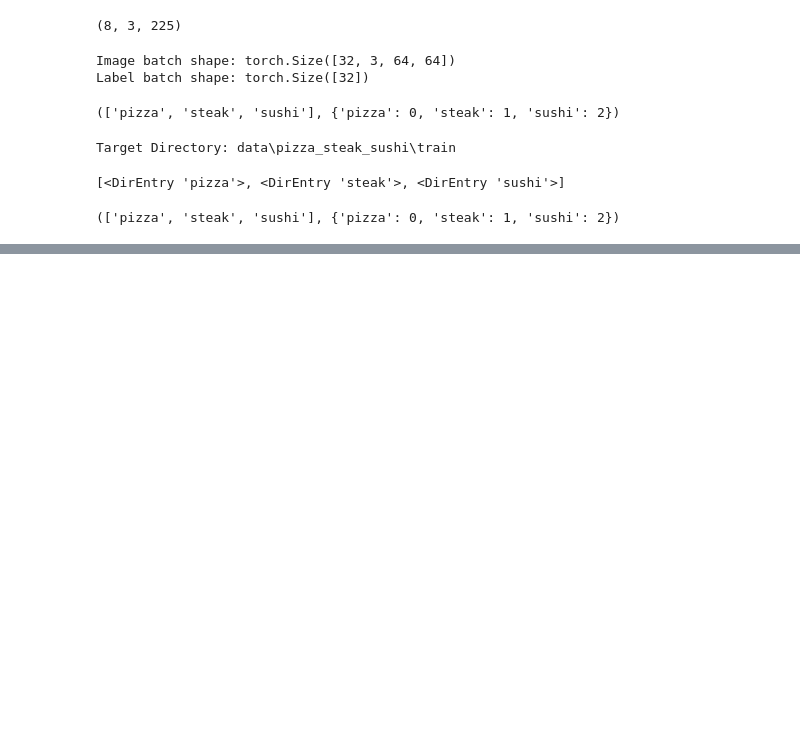
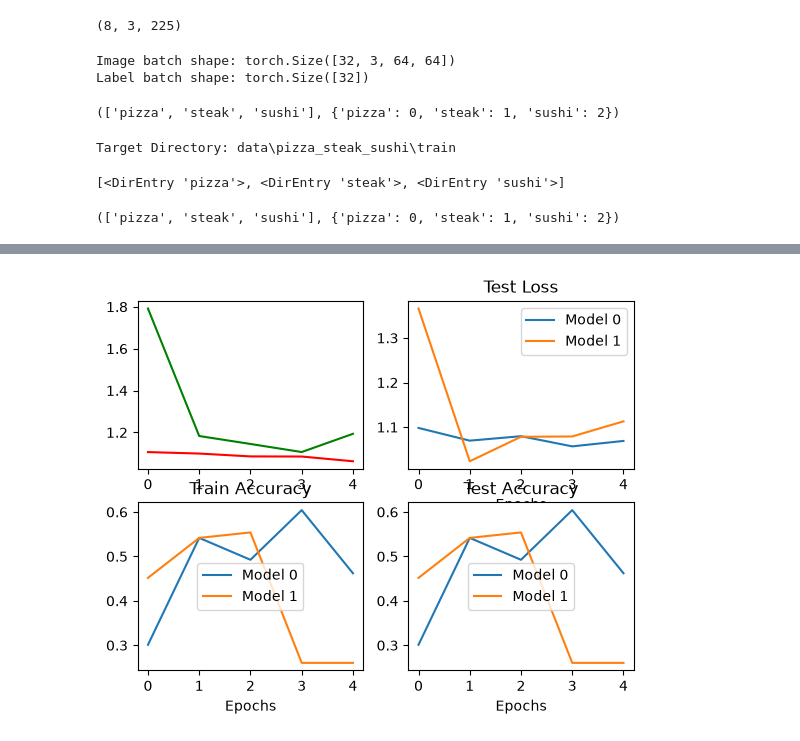
Before and after one commit to Mr-Green07/Custom_ResNet, a Jupyter notebook: Custom Dataset/First_custom.ipynb, the cells around one changed output, grey strips where cells are left out. Cells and saved outputs as stored; diff of their text form; code cells hidden in the pictures; blank space fills up the shorter version.

```diff
--- a/Custom Dataset/First_custom.ipynb
+++ b/Custom Dataset/First_custom.ipynb
@@ -252,0 +674,5 @@ find_class(test_dir)
+# %%
+# construct and train a model_1
+tr.manual_seed(42)
+model_1 = TinyVGG(input_shape=3, hidden_units=10, output_shape=len(train_data_augmented)).to(device)
+model_1
@@ -252,0 +700,9 @@ find_class(test_dir)
+# %%
+num_epochs = 5
+optimizer = tr.optim.Adam(params=model_1.parameters(), lr = 0.001)
+
+start_time = timer()
+
+model_1_results = train(model = model_1, train_dataloader=train_data_augmented, test_dataloader=test_dataloader_simple, optimizer=optimizer, loss_fn=loss_fn, epochs=num_epochs, device=device)
+end_time = timer()
+print(start_time - end_time)
@@ -252,0 +804,5 @@ find_class(test_dir)
+# %%
+model_0_df = pd.DataFrame(model_0_results)
+model_1_df = pd.DataFrame(model_1_results)
+
+model_0_df, model_1_df
@@ -252,0 +822,34 @@ find_class(test_dir)
+# %%
+plt.Figure(figsize=(15, 7))
+epochs = range(len(model_0_df))
+
+plt.subplot(2,2,1)
+plt.plot(epochs, model_0_df["train_loss"], c="r", label = "train_loss0")
+plt.plot(epochs, model_1_df["train_loss"], c="g", label = "train_loss1")
+
+
+# Plot test loss
+plt.subplot(2, 2, 2)
+plt.plot(epochs, model_0_df["test_loss"], label="Model 0")
+plt.plot(epochs, model_1_df["test_loss"], label="Model 1")
+plt.title("Test Loss")
+plt.xlabel("Epochs")
+plt.legend()
+
+# Plot train accuracy
+plt.subplot(2, 2, 3)
+plt.plot(epochs, model_0_df["train_acc"], label="Model 0")
+plt.plot(epochs, model_1_df["train_acc"], label="Model 1")
+plt.title("Train Accuracy")
+plt.xlabel("Epochs")
+plt.legend()
+
+# Plot test accuracy
+plt.subplot(2, 2, 4)
+plt.plot(epochs, model_0_df["test_acc"], label="Model 0")
+plt.plot(epochs, model_1_df["test_acc"], label="Model 1")
+plt.title("Test Accuracy")
+plt.xlabel("Epochs")
+plt.legend();
+# %% [output]
+[figure, added]
```
Also changed, not shown: parts of 52 cells of this notebook, 1 other file.
